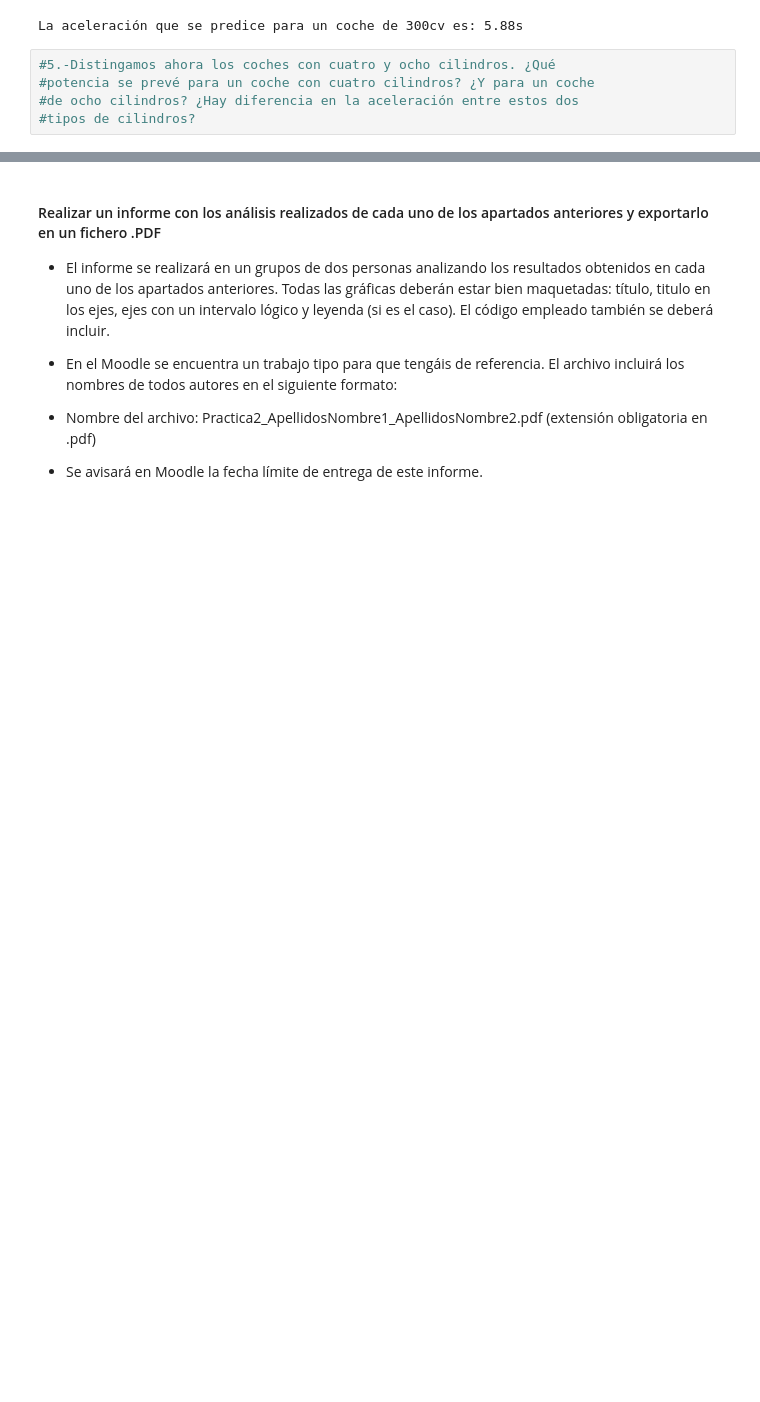
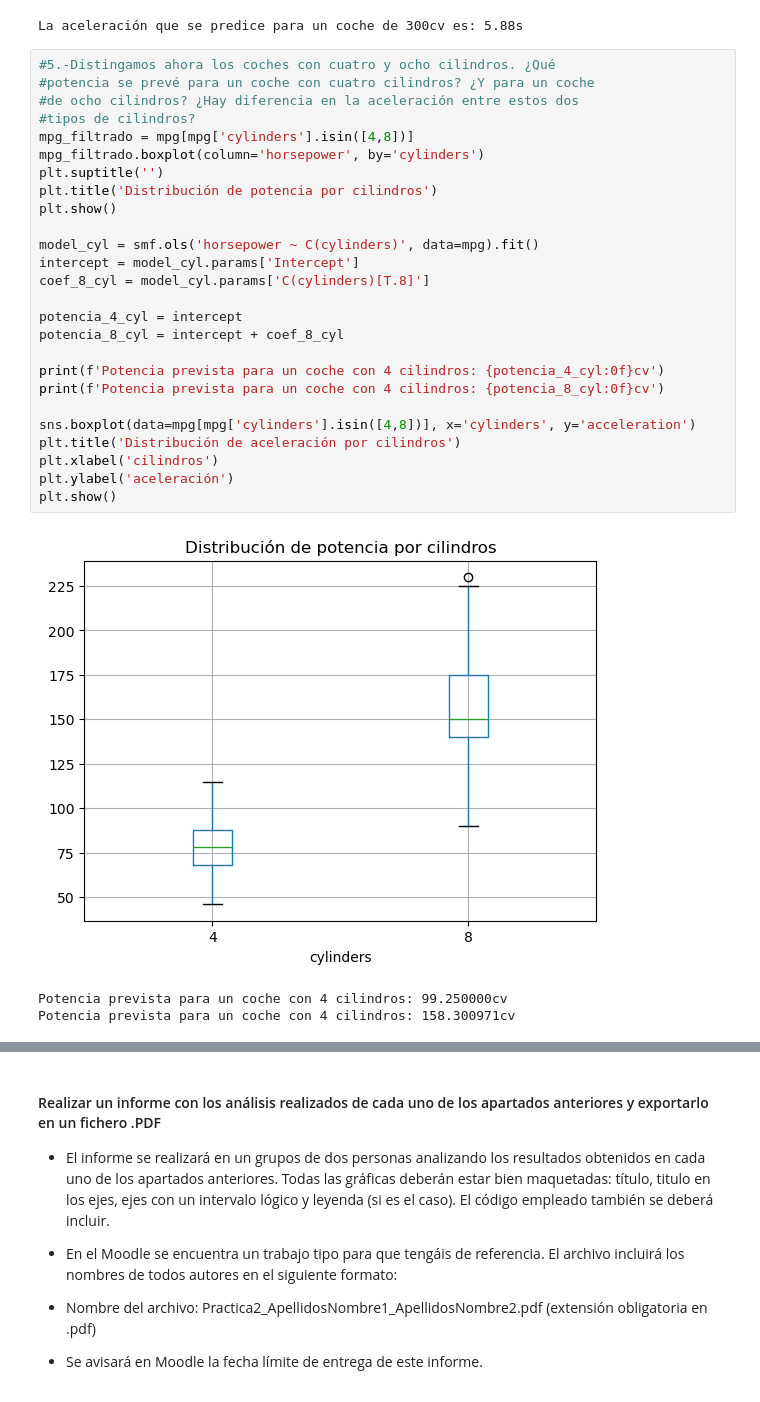
Before and after one commit to rocconeto/code_uni, a Jupyter notebook: CPE/P2/Practica2_CorrelacionRegresionLinealSimple.ipynb, the cells around one changed output, grey strips where cells are left out. Saved outputs shown, nothing was run; the diff lists cells and outputs as text; blank space fills up the shorter version.

```diff
--- a/CPE/P2/Practica2_CorrelacionRegresionLinealSimple.ipynb
+++ b/CPE/P2/Practica2_CorrelacionRegresionLinealSimple.ipynb
@@ -209,5 +211,30 @@ La aceleración que se predice para un coche de 300cv es: 5.88s
 # %%
 #5.-Distingamos ahora los coches con cuatro y ocho cilindros. ¿Qué
 #potencia se prevé para un coche con cuatro cilindros? ¿Y para un coche
 #de ocho cilindros? ¿Hay diferencia en la aceleración entre estos dos
 #tipos de cilindros?
+mpg_filtrado = mpg[mpg['cylinders'].isin([4,8])]
+mpg_filtrado.boxplot(column='horsepower', by='cylinders')
+plt.suptitle('')
+plt.title('Distribución de potencia por cilindros')
+plt.show()
+
+model_cyl = smf.ols('horsepower ~ C(cylinders)', data=mpg).fit()
+intercept = model_cyl.params['Intercept']
+coef_8_cyl = model_cyl.params['C(cylinders)[T.8]']
+
+potencia_4_cyl = intercept
+potencia_8_cyl = intercept + coef_8_cyl
+
+print(f'Potencia prevista para un coche con 4 cilindros: {potencia_4_cyl:0f}cv')
+print(f'Potencia prevista para un coche con 4 cilindros: {potencia_8_cyl:0f}cv')
+
+sns.boxplot(data=mpg[mpg['cylinders'].isin([4,8])], x='cylinders', y='acceleration')
+plt.title('Distribución de aceleración por cilindros')
+plt.xlabel('cilindros')
+plt.ylabel('aceleración')
+plt.show()
+# %% [output]
+[figure, added]
+Potencia prevista para un coche con 4 cilindros: 99.250000cv
+Potencia prevista para un coche con 4 cilindros: 158.300971cv
```
Also changed, not shown: parts of 2 cells of this notebook.
